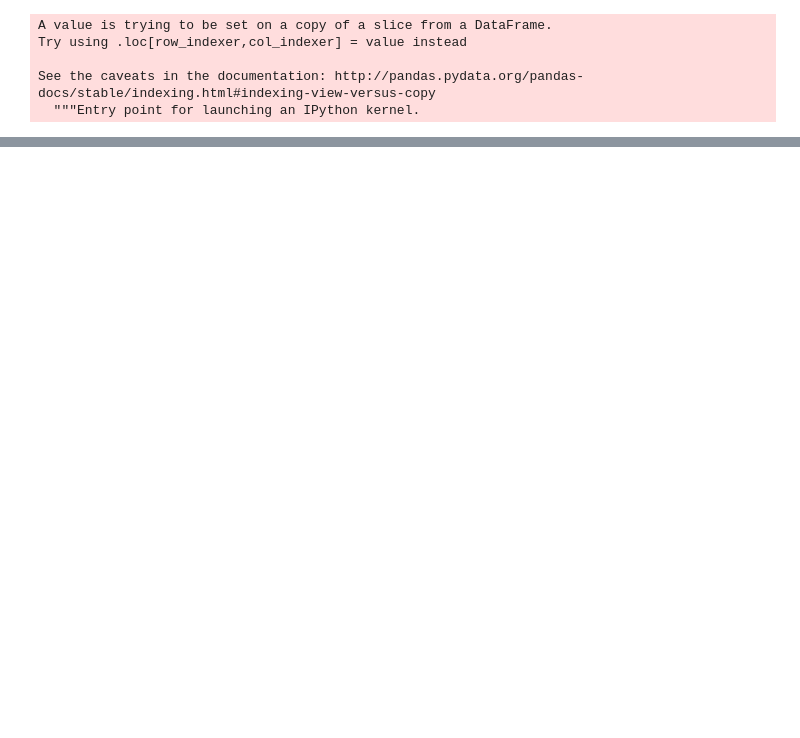
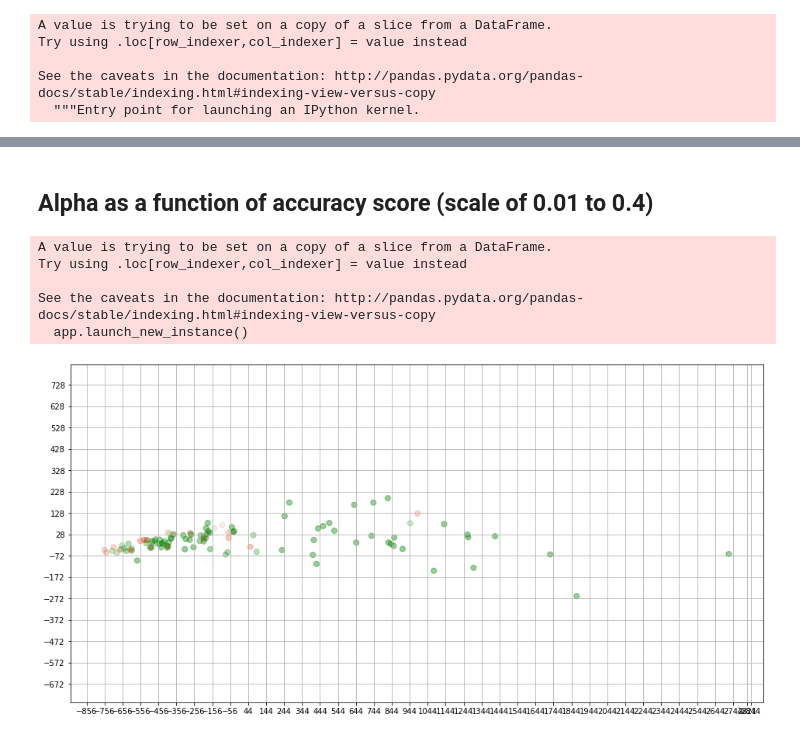
Before and after one commit to apoorva-sh/zodiac-experiments, a Jupyter notebook: experiments.ipynb, the cells around one changed output, grey strips where cells are left out. Cells and saved outputs as stored; diff of their text form; code cells hidden in the pictures; blank space fills up the shorter version.

```diff
--- a/experiments.ipynb
+++ b/experiments.ipynb
@@ -266,0 +269,47 @@ densityMap.sort_values(by=['x'],ascending=True)
+# %% [markdown]
+## Alpha as a function of accuracy score (scale of 0.01 to 0.4)
+# %%
+
+
+def genAlpha(x,y,test,grid,ind):
+    a = []
+    maxval = max(grid[ind])
+    minval = min(grid[ind])
+
+    for k in test.values:
+        #print("hi")
+        ip = grid.loc[(grid['x1']<=k[0]) & (grid['x2']>k[0]) & (grid['y1']<=k[1]) & (grid['y2']>k[1])][ind].values[0]
+        op = 0.01 + ((0.39/(maxval-minval)) * (ip-minval)) #mapping it to alpha range 0.1 to 0.8
+        a.append(op)
+        #a.append(grid.loc[(grid['x1']<=k[0]) & (grid['x2']>k[0]) & (grid['y1']<=k[1]) & (grid['y2']>k[1])][ind])
+    return a
+
+a = genAlpha(x_l_1,x_l_1,test,densityMap,"accuracy score")
+
+test["color"] = test["label"] == test["pred"]
+c = []
+k = 0
+for i in test["color"]:
+    if i:
+        c.append([0,0.5,0,a[k]])
+    else:
+        c.append([0.9,0.2,0,a[k]])
+    k = k +1
+
+fig = plt.figure(figsize = (16,8))
+plt.xticks(x_l_1)
+plt.yticks(y_l_1)
+ax = fig.add_subplot(1,1,1)
+ax.scatter(test['principal component 1']
+               , test['principal component 2']
+               , c = c
+               , s = 50)
+
+ax.grid()
+# %% [output]
+A value is trying to be set on a copy of a slice from a DataFrame.
+Try using .loc[row_indexer,col_indexer] = value instead
+
+See the caveats in the documentation: http://pandas.pydata.org/pandas-docs/stable/indexing.html#indexing-view-versus-copy
+  app.launch_new_instance()
+[figure, added]
```
Also changed, not shown: parts of 14 cells of this notebook, 1 other file.
